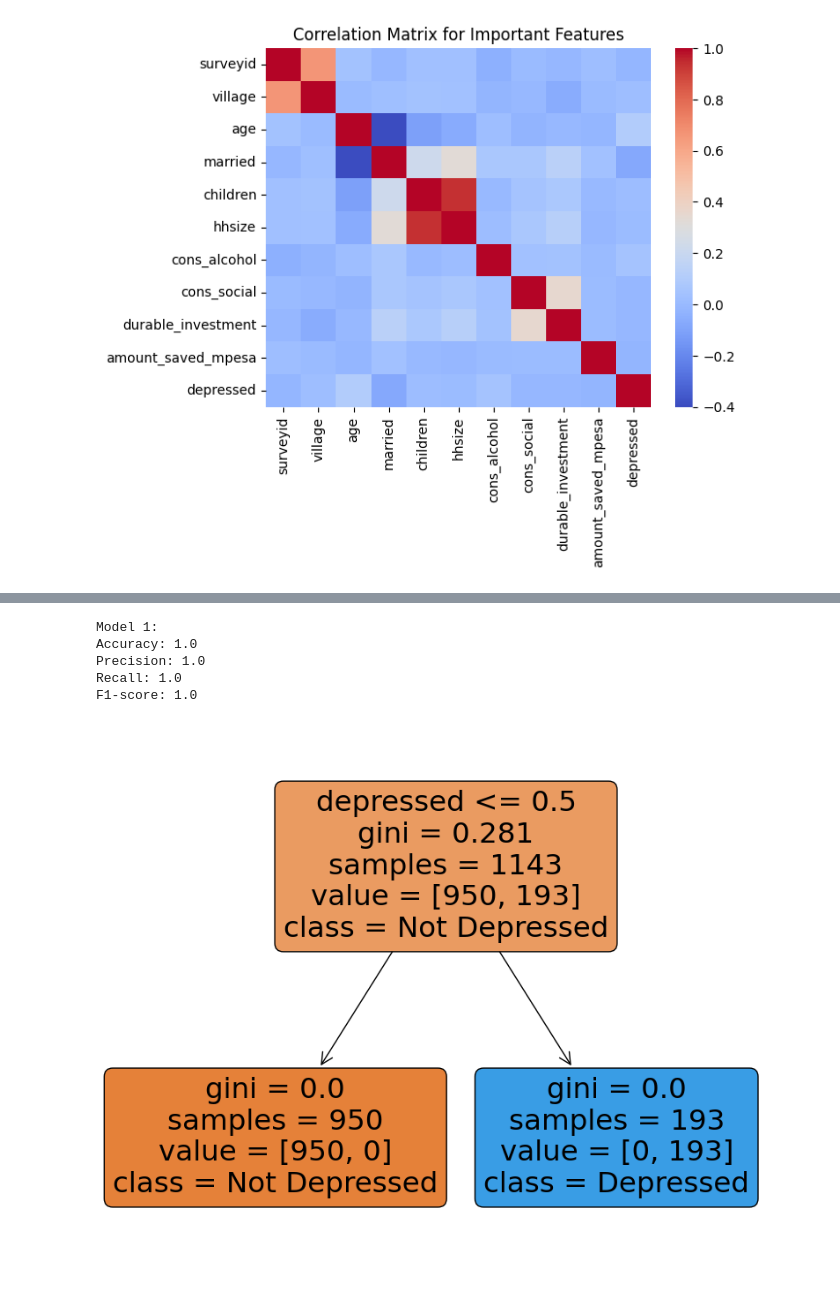
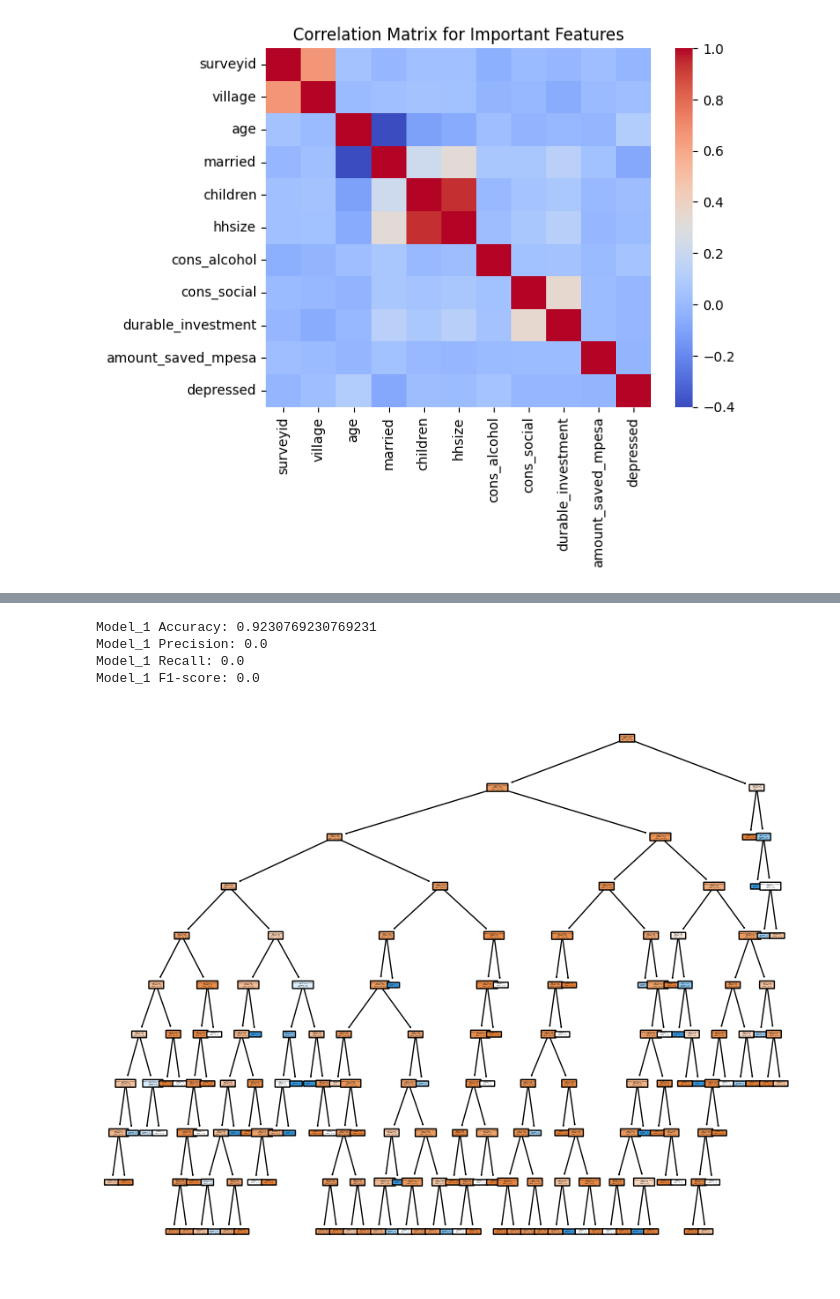
Before and after one commit to WilkinsKimori/UEL-CN-7000-46613, a Jupyter notebook: Real_Code_Running.ipynb, the cells around one changed output, grey strips where cells are left out. Saved outputs shown, nothing was run; the diff lists cells and outputs as text; code cells hidden in the pictures.

```diff
--- a/Real_Code_Running.ipynb
+++ b/Real_Code_Running.ipynb
@@ -530,46 +534,39 @@ F1-score: 1.0
 # %%
-from sklearn.tree import DecisionTreeClassifier
-from sklearn.metrics import accuracy_score, precision_score, recall_score, f1_score
+# Create the second decision tree model with specified hyperparameters
+model_1 = DecisionTreeClassifier(max_depth=10, min_samples_split=5, min_samples_leaf=2)
 
-# Create the decision tree model with custom hyperparameters
-model1 = DecisionTreeClassifier(max_depth=10, min_samples_split=5, min_samples_leaf=2)
+# Train the second model
+model_1.fit(X_train, y_train)
 
-# Train the model
-model1.fit(df_train, df_train['depressed'])
+# Make predictions with the second model
+dtc_pred_1 = model_1.predict(X_test)
 
-# Make predictions
-dtc_pred1 = model1.predict(df_test)
+# Calculate the accuracy, precision, recall, and F1-score for the second model
+accuracy_val_1 = accuracy_score(y_test, dtc_pred_1)
+precision_val_1 = precision_score(y_test, dtc_pred_1)
+recall_val_1 = recall_score(y_test, dtc_pred_1)
+f1_score_val_1 = f1_score(y_test, dtc_pred_1)
 
-# Calculate the accuracy, precision, recall, and F1-score
-accuracy1 = accuracy_score(df_test['depressed'], dtc_pred1)
-precision1 = precision_score(df_test['depressed'], dtc_pred1)
-recall1 = recall_score(df_test['depressed'], dtc_pred1)
+# Print the metrics for the second model
+print('Model_1 Accuracy:', accuracy_val_1)
+print('Model_1 Precision:', precision_val_1)
+print('Model_1 Recall:', recall_val_1)
+print('Model_1 F1-score:', f1_score_val_1)
 
-# Calculate the F1-score and assign it to a variable
-f1_score1 = f1_score(df_test['depressed'], dtc_pred1)
-
-# Print the metrics
-print('Model 1:')
-print('Accuracy:', accuracy1)
-print('Precision:', precision1)
-print('Recall:', recall1)
-print('F1-score:', f1_score1)
-
-# Plot the decision tree
+# Plot the decision tree for the second model
 plt.figure(figsize=(10, 8))
 plot_tree(
-    model1,
-    feature_names=df_train.columns,
+    model_1,
+    feature_names=X_train.columns,
     class_names=['Not Depressed', 'Depressed'],
     rounded=True,
     filled=True
 )
 plt.show()
 # %% [output]
-Model 1:
-Accuracy: 1.0
-Precision: 1.0
-Recall: 1.0
-F1-score: 1.0
+Model_1 Accuracy: 0.9230769230769231
+Model_1 Precision: 0.0
+Model_1 Recall: 0.0
+Model_1 F1-score: 0.0
-[figure, old version]
+[figure, new version]
 # %%
```
Also changed, not shown: parts of 24 cells of this notebook.
